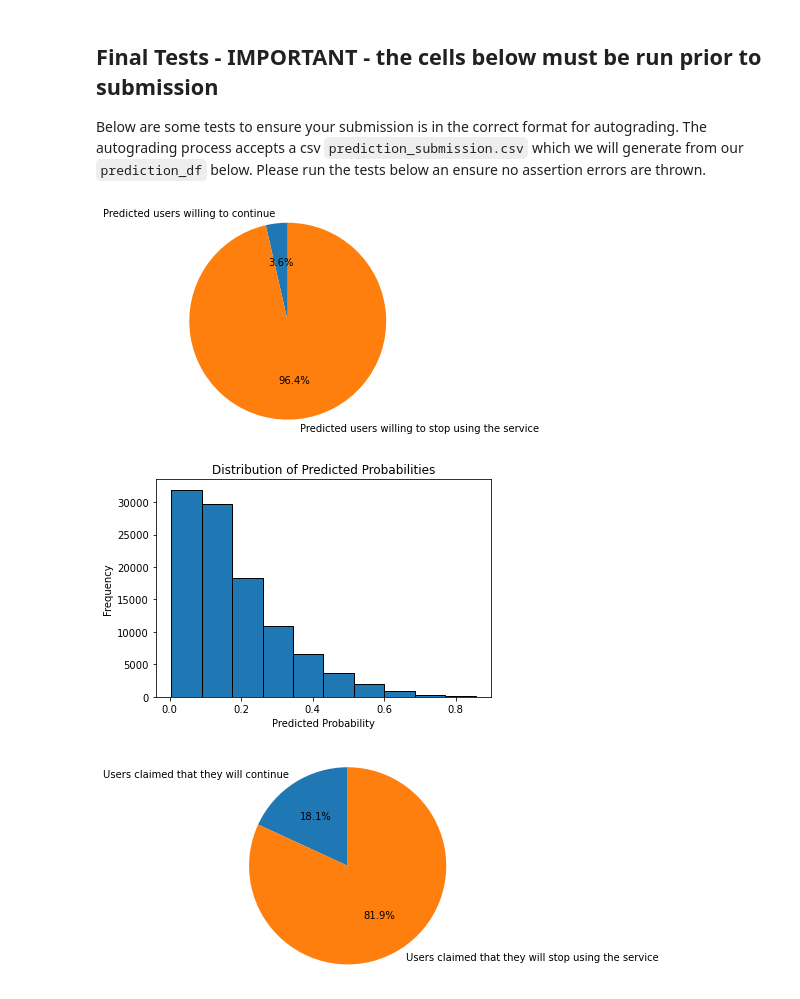
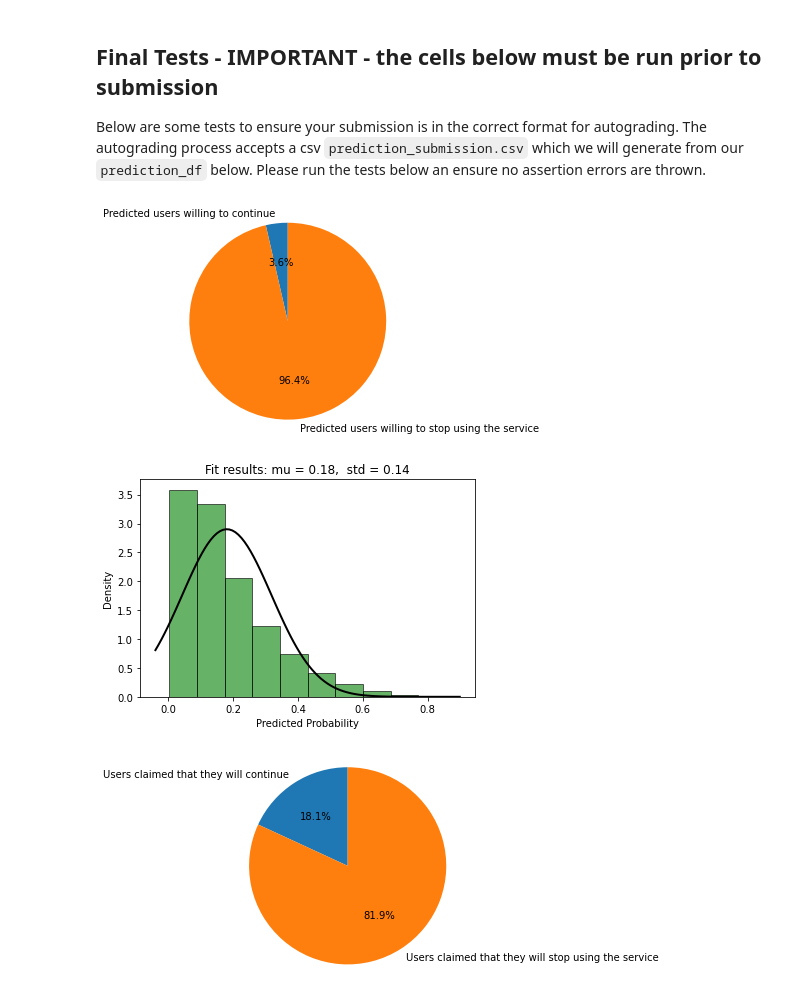
Before and after one commit to fatemehtalabeygi/Coursera-Data-Science-Challenge-Churn-Prediction, a Jupyter notebook: Churn Prediction - Fatemeh Talabeygi/ChurnPrediction.ipynb, the cells around one changed output. Saved outputs shown, nothing was run; the diff lists cells and outputs as text; code cells hidden in the pictures.

```diff
--- a/Churn Prediction - Fatemeh Talabeygi/ChurnPrediction.ipynb
+++ b/Churn Prediction - Fatemeh Talabeygi/ChurnPrediction.ipynb
@@ -310,33 +312,42 @@ assert submission.shape[1] == 2, 'The dataframe prediction_df should have 2 colu
 # %%
 # Visualization
 # Calculate the percentages
 above_or_equal_to_05 = prediction_df[prediction_df['predicted_probability'] >= 0.5].shape[0]
 below_05 = prediction_df[prediction_df['predicted_probability'] < 0.5].shape[0]
 
 # Prepare data for the pie chart
 labels = ['Predicted users willing to continue', 'Predicted users willing to stop using the service']
 sizes = [above_or_equal_to_05, below_05]
 
 # Create the pie chart
 fig1, ax1 = plt.subplots()
 ax1.pie(sizes, labels=labels, autopct='%1.1f%%', startangle=90)
 
 # Equal aspect ratio ensures that pie is drawn as a circle
 ax1.axis('equal')
 
 plt.show()
 
-# Plot the distribution of probabilities
-plt.hist(prediction_df['predicted_probability'], bins=10, edgecolor='black')
+# Calculate the mean and standard deviation of the 'predicted_probability' column
+mu, std = norm.fit(prediction_df['predicted_probability'])
 
-plt.title('Distribution of Predicted Probabilities')
+# Plot the histogram
+plt.hist(prediction_df['predicted_probability'], bins=10, density=True, alpha=0.6, color='g', edgecolor='black')
+
+# Plot the PDF
+xmin, xmax = plt.xlim()
+x = np.linspace(xmin, xmax, 100)
+p = norm.pdf(x, mu, std)
+plt.plot(x, p, 'k', linewidth=2)
+
+plt.title('Fit results: mu = %.2f,  std = %.2f' % (mu, std))
 plt.xlabel('Predicted Probability')
-plt.ylabel('Frequency')
+plt.ylabel('Density')
 
 plt.show()
 # %% [output]
 [figure]
-[figure, old version]
+[figure, new version]
 # %%
 # Calculate the percentages
 above_or_equal_to_05 = (df_train['Churn'] >= 0.5).sum()
```
Also changed, not shown: parts of 1 cell of this notebook, 1 other file.
